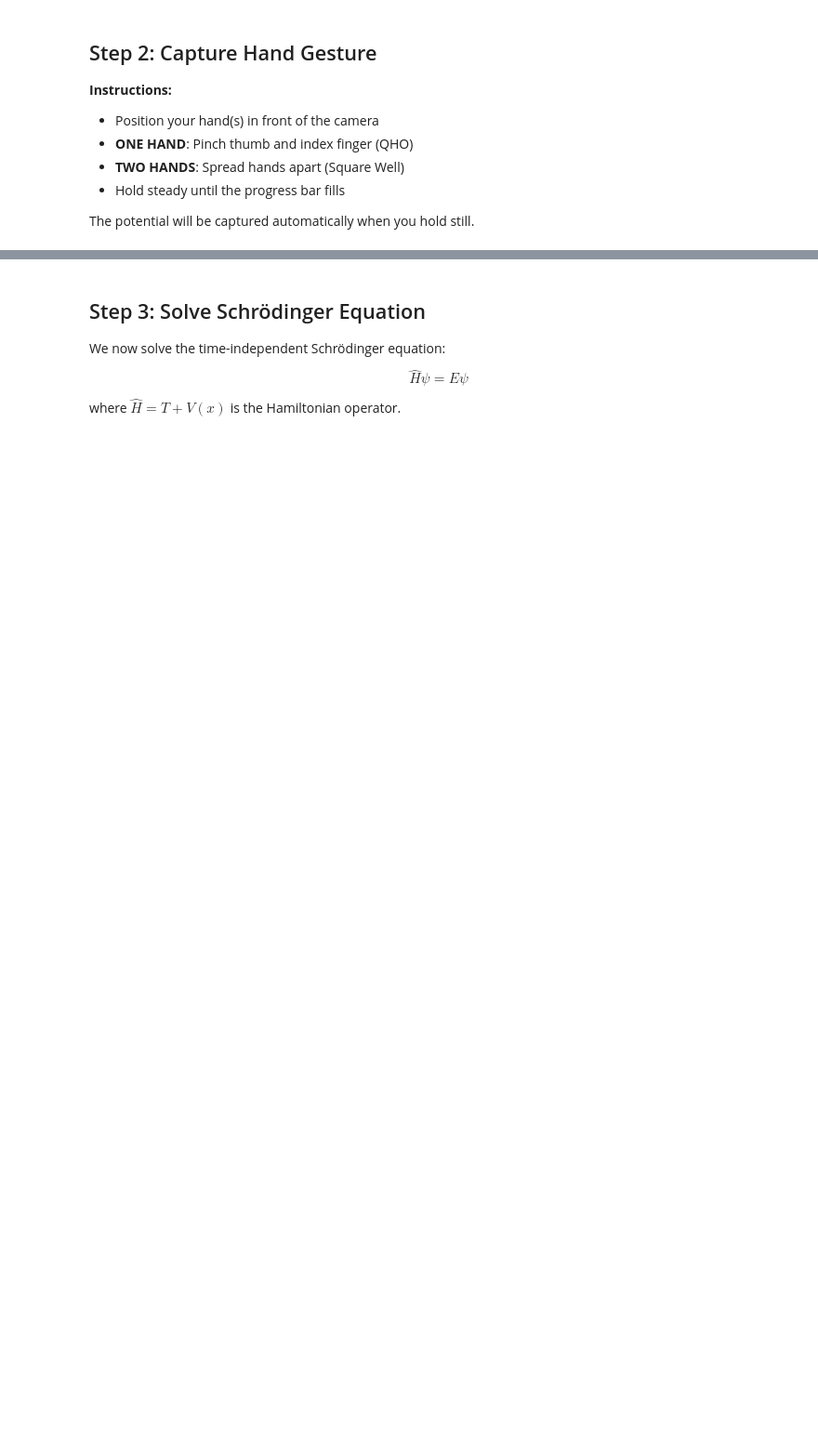
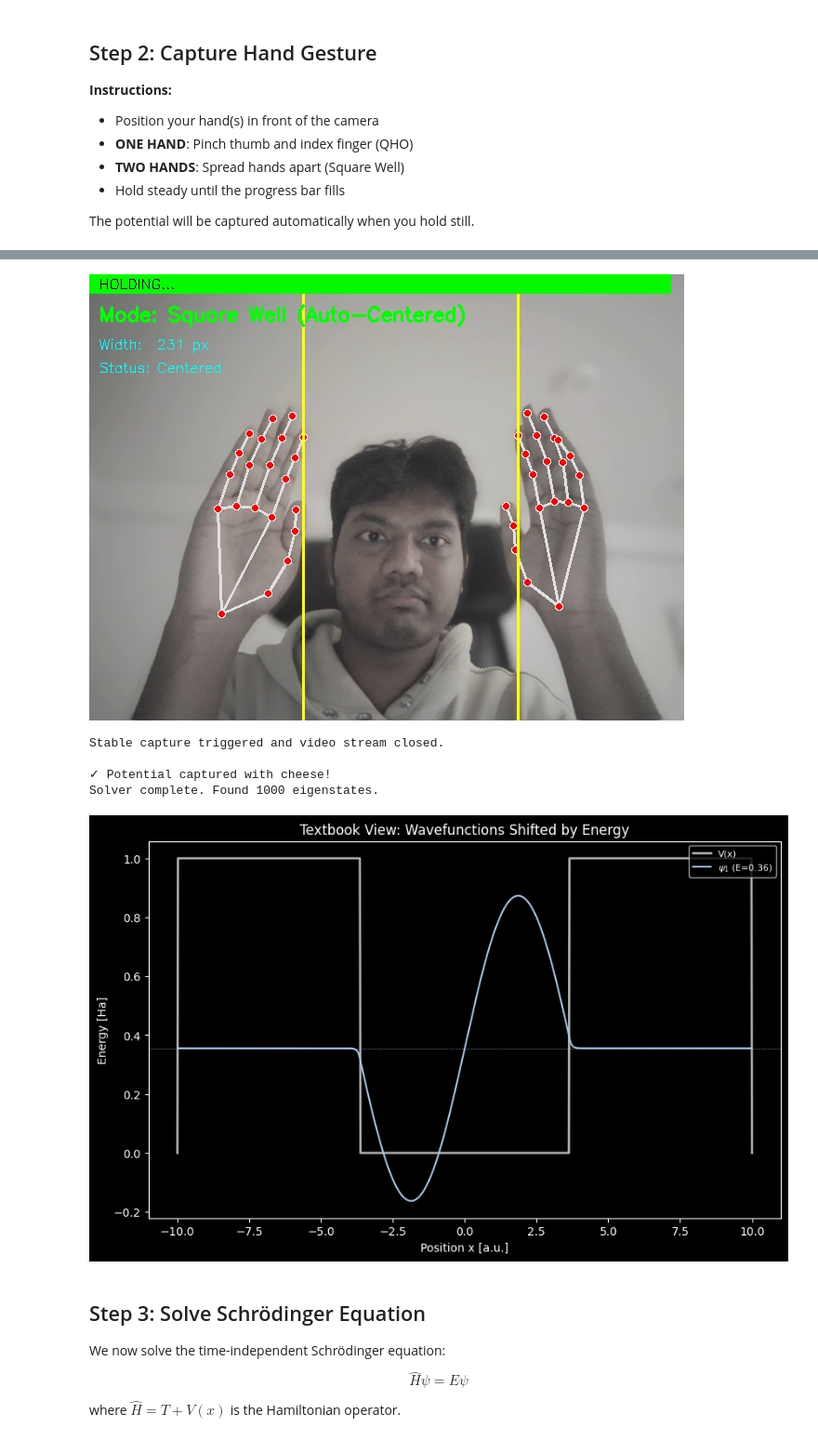
Before and after one commit to Ahilan-Bucket/Hand-wave, a Jupyter notebook: HandwaveCamera_Presentation.ipynb, the cells around one changed output, grey strips where cells are left out. Shown: that part at 93% size. Cells and saved outputs as stored; diff of their text form; code cells hidden in the pictures; blank space fills up the shorter version.

```diff
--- a/HandwaveCamera_Presentation.ipynb
+++ b/HandwaveCamera_Presentation.ipynb
@@ -57,7 +59,7 @@ L = xmax - xmin
 N = 1000
 
 # Create grid
-x, dx, x_int = make_grid(x_min=xmin, x_max=xmax, N_GRID=N)
+x, dx, x_int = make_grid(x_min=xmin, x_max=xmax, N=N)
 
 # Build kinetic operator (using atomic units: ħ=1, m=1)
 T = kinetic_operator(len(x_int), dx)
@@ -100,3 +114,32 @@ else:
+# %%
+# Interactive Capture Demo using 'cheese'
+print("Starting interactive capture with 'cheese'...")
+print("Options:")
+print(" - 'wait' mode: Hold still to capture automatically")
+
+# Call cheese
+V_cheese = cheese(tune=1, A_MIN=0, A_MAX=100, mode='wait')
+
+if V_cheese is not None:
+    print("\n✓ Potential captured with cheese!")
+
+    # Verify and solve using the captured potential
+    # We use the existing grid 'x', 'dx', 'T', 'L' from Step 1
+    E_cheese, psi_cheese, V_cheese_full = verify_and_solve(V_cheese, x, dx, T, L)
+
+    if E_cheese is not None:
+        # Plot results
+        plot_dead(E_cheese, psi_cheese, V_cheese_full, x, nos=5, mode='wait')
+        plt.show()
+else:
+    print("\n✗ Capture cancelled or timed out.")
+# %% [output]
+[figure, added]
+Stable capture triggered and video stream closed.
+
+✓ Potential captured with cheese!
+Solver complete. Found 1000 eigenstates.
+[figure, added]
 # %% [markdown]
 ## Step 3: Solve Schrödinger Equation
 
```
Also changed, not shown: parts of 8 cells of this notebook, 2 other files.
